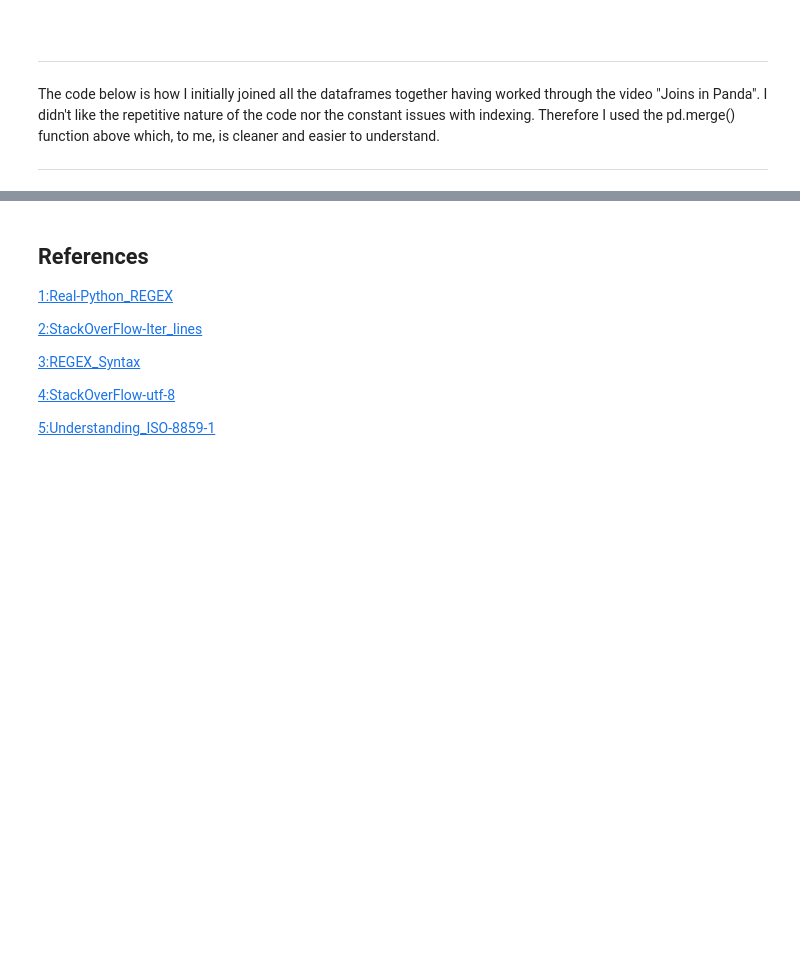
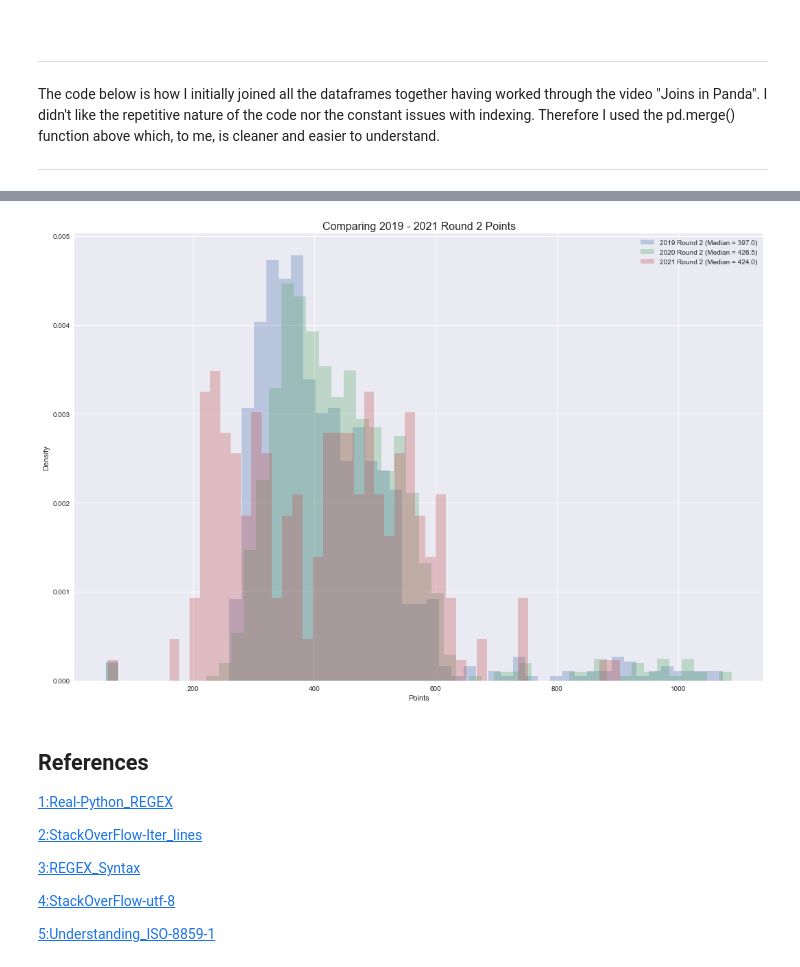
Before and after one commit to Sam-Tracey/Fundamentals-of-Data-Analysis, a Jupyter notebook: cao.ipynb, the cells around one changed output, grey strips where cells are left out. Drawn from its saved outputs; the diff is of its cells as text; code cells hidden in the pictures; blank space fills up the shorter version.

```diff
--- a/cao.ipynb
+++ b/cao.ipynb
@@ -536,3 +584,29 @@ The code below is how I initially joined all the dataframes together having work
+# %%
+# Create a series for each year.
+r2_2019 = df_merge['Points2_2019']
+r2_2020 = df_merge['Points2_2020']
+r2_2021 = df_merge['Points2_2021']
+
+# Calculate the median value for each year's round 2 points.
+med2_2019 = df_merge['Points2_2019'].median()
+med2_2020 = df_merge['Points2_2020'].median()
+med2_2021 = df_merge['Points2_2021'].median()
+# %%
+# Create the plot using the data for each year setting bin size to 50.
+plt.hist(r2_2019, bins=50, label = f'2019 Round 2 (Median = {med2_2019})',
+         alpha = 0.3, density=True)
+plt.hist(r2_2020, bins=50, label = f'2020 Round 2 (Median = {med2_2020})',
+         alpha = 0.3, density=True)
+plt.hist(r2_2021, bins=50, label = f'2021 Round 2 (Median = {med2_2021})',
+         alpha = 0.3, density=True)
+# Add plot labels and legend.
+plt.title('Comparing 2019 - 2021 Round 2 Points', fontsize=16)
+plt.xlabel('Points')
+plt.ylabel('Density')
+plt.legend(loc='upper right')
+plt.show()
+# %% [output]
+[figure, added]
 # %% [markdown]
 ## References
 
```
Also changed, not shown: parts of 5 cells of this notebook, 7 other files.
